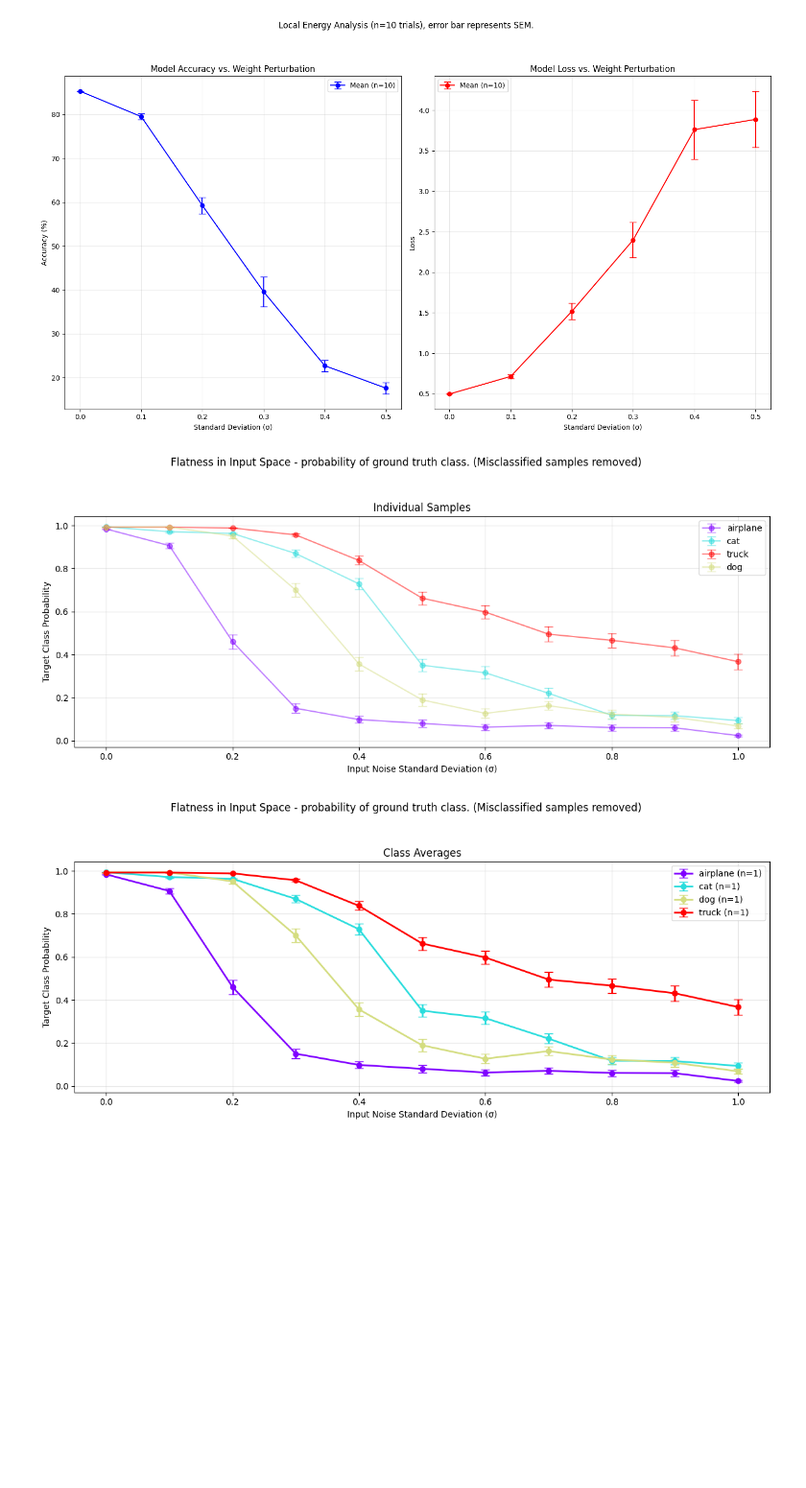
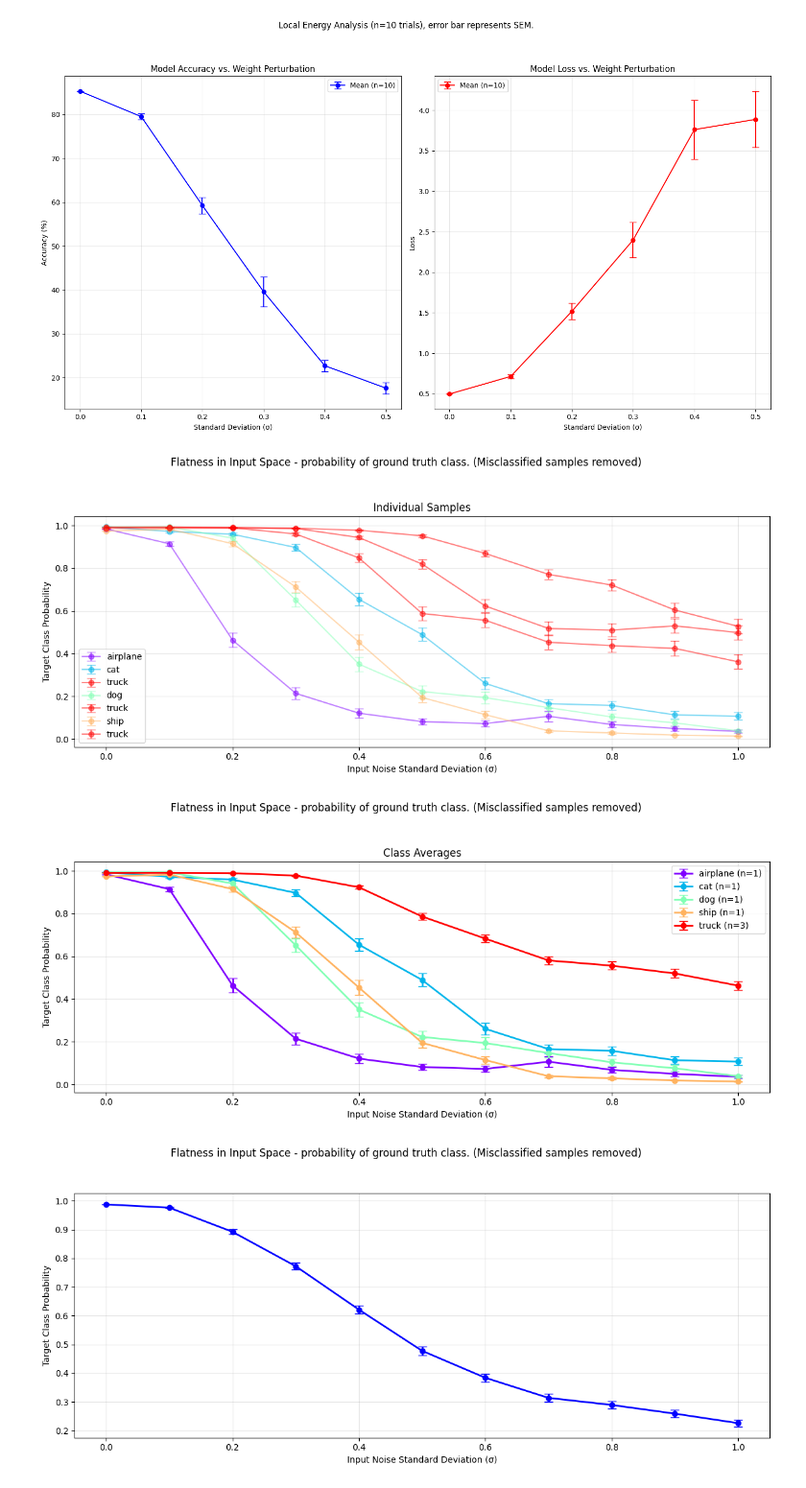
Before and after one commit to mattia-scardecchia/Generative-Data-Augmentation, a Jupyter notebook: notebooks/explore.ipynb, the cells around one changed output. Shown at 96% size. Drawn from its saved outputs; the diff is of its cells as text; code cells hidden in the pictures; blank space fills up the shorter version.

Commit message:
refactor: integrate plot average input flatness in plotting function

```diff
--- a/notebooks/explore.ipynb
+++ b/notebooks/explore.ipynb
@@ -28,7 +28,7 @@ autoencoder = Autoencoder.load_from_checkpoint(chkpt_path)
 datamodule = CIFAR10DataModule.get_default_dataset("cifar10", samples_per_class=100)
 
 x, y = next(iter(datamodule.val_dataloader()))
-N = 4
+N = 8
 x = x[:N]
 y = y[:N]
 # %% [output]
@@ -216,8 +216,9 @@ results, gt = compute_input_flatness(
     'mps'
 )
 # %%
-plot_inputs_flatness(results, gt, -1, class_names=datamodule.class_names, filter_misclassified=True, print_summary=False)
+plot_inputs_flatness(results, gt, -1, class_names=datamodule.class_names, filter_misclassified=True, print_summary=False, plot_global_average=True, plot_individual_samples=True)
 plt.show()
 # %% [output]
-[figure, old version]
+[figure, new version]
-[figure, old version]
+[figure, new version]
+[figure, added]
```
Also changed, not shown: parts of 2 cells of this notebook, 2 other files.
